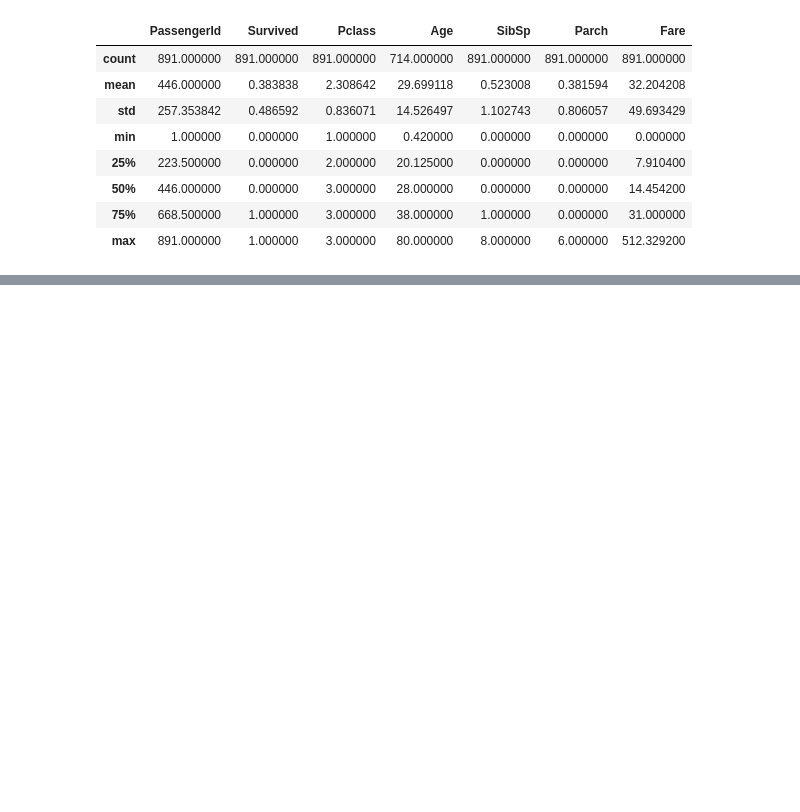
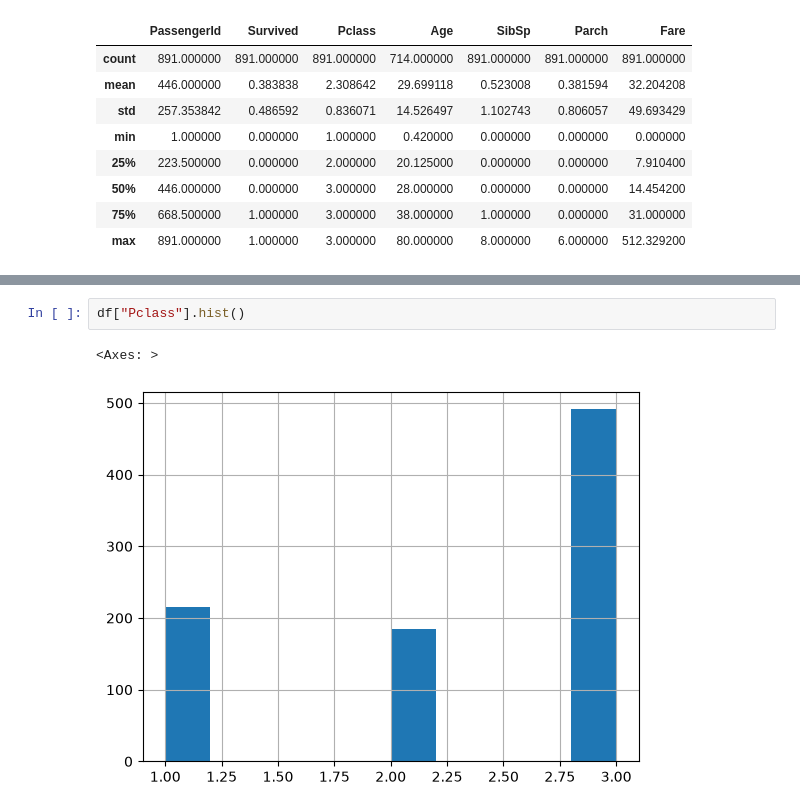
Before and after one commit to MagicBardo/titanic-survival-prediction, a Jupyter notebook: notebooks/titanic_survival.ipynb, the cells around one changed output, grey strips where cells are left out. Drawn from its saved outputs; the diff is of its cells as text; blank space fills up the shorter version.

```diff
--- a/notebooks/titanic_survival.ipynb
+++ b/notebooks/titanic_survival.ipynb
@@ -75,0 +101,5 @@ df.describe()
+# %%
+df["Pclass"].hist()
+# %% [output]
+<Axes: >
+[figure, added]
```
Also changed, not shown: parts of 66 cells of this notebook, 2 other files.
